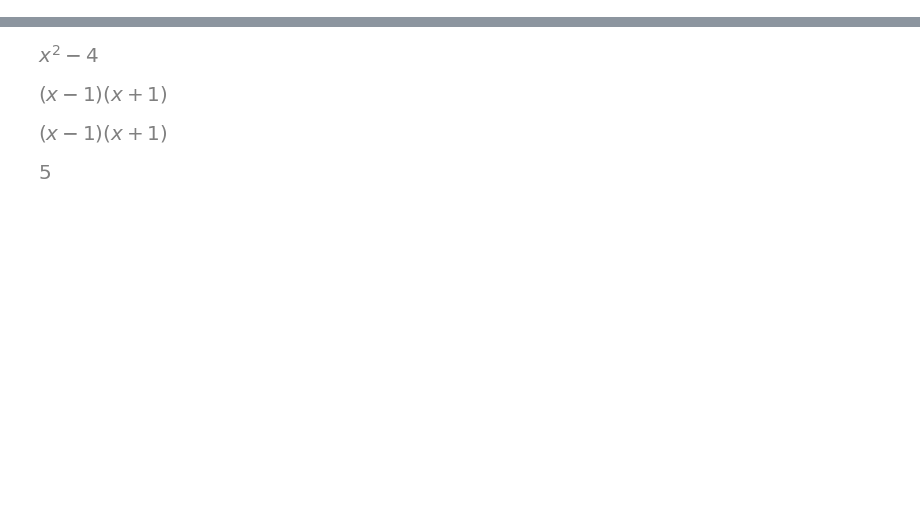
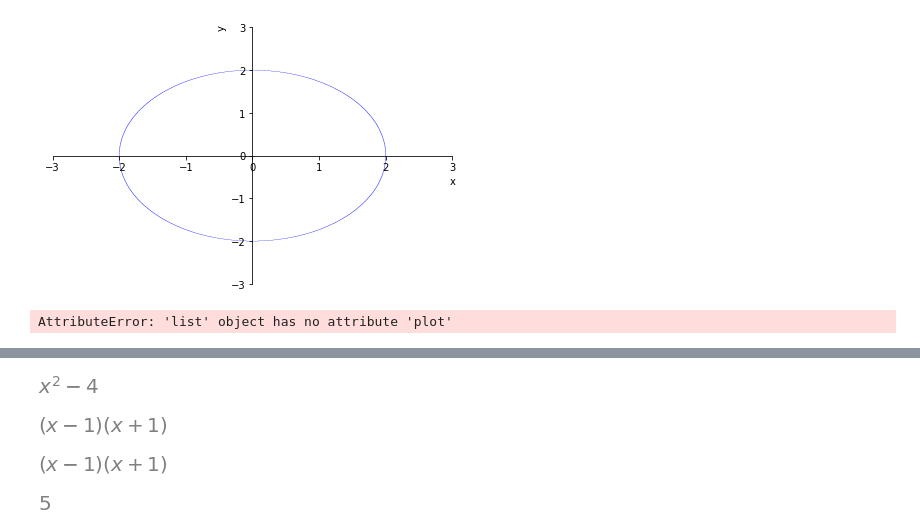
Before and after one commit to crdguez/taller_de_funciones, a Jupyter notebook: pruebas_borrar.ipynb, the cells around one changed output, grey strips where cells are left out. Cells and saved outputs as stored; diff of their text form; code cells hidden in the pictures; blank space fills up the shorter version.

```diff
--- a/pruebas_borrar.ipynb
+++ b/pruebas_borrar.ipynb
@@ -13,0 +21,15 @@ plot_implicit(Eq(y,0*x-4),x_var=x)
+# %%
+import numpy as np
+
+x, y = symbols("x y")
+hp = plot_implicit(Eq(x**2 + y**2, 4), (x, -3, 3), (y, -3, 3))
+fig = hp._backend.fig
+ax = hp._backend.ax
+xx = yy = np.linspace(-3,3)
+ax.plot(xx,yy) # y = x
+ax.plot([-1],[1],'o') # Point (0,0)
+ax.set_aspect('equal','datalim')
+fig.canvas.draw()
+# %% [output]
+[figure, added]
+AttributeError: 'list' object has no attribute 'plot'
```
Also changed, not shown: parts of 6 cells of this notebook, 1 other file.
